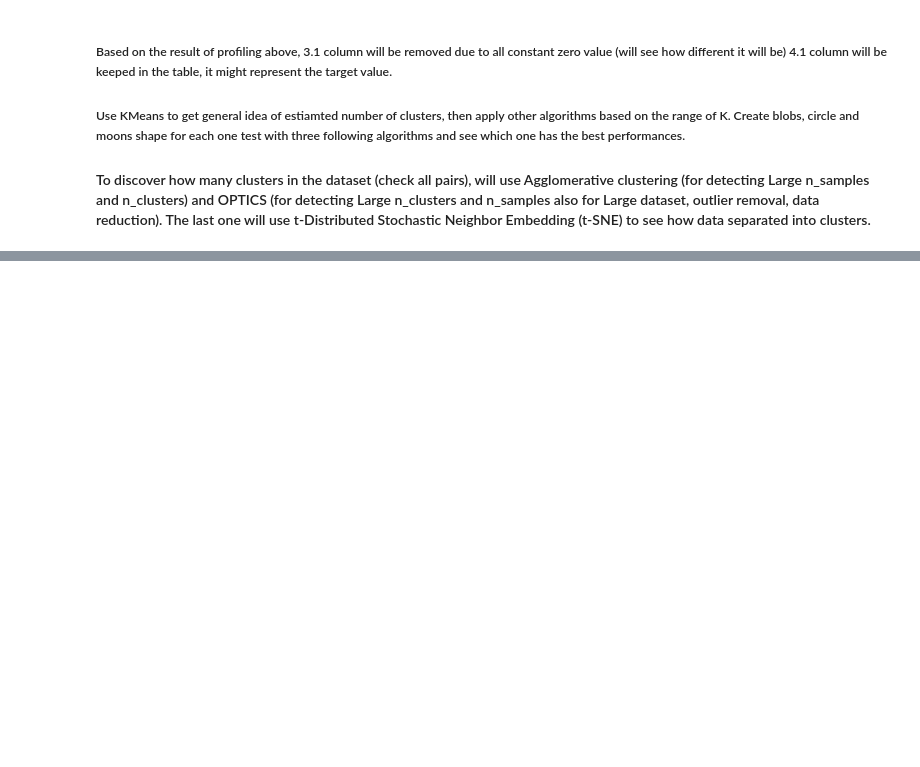
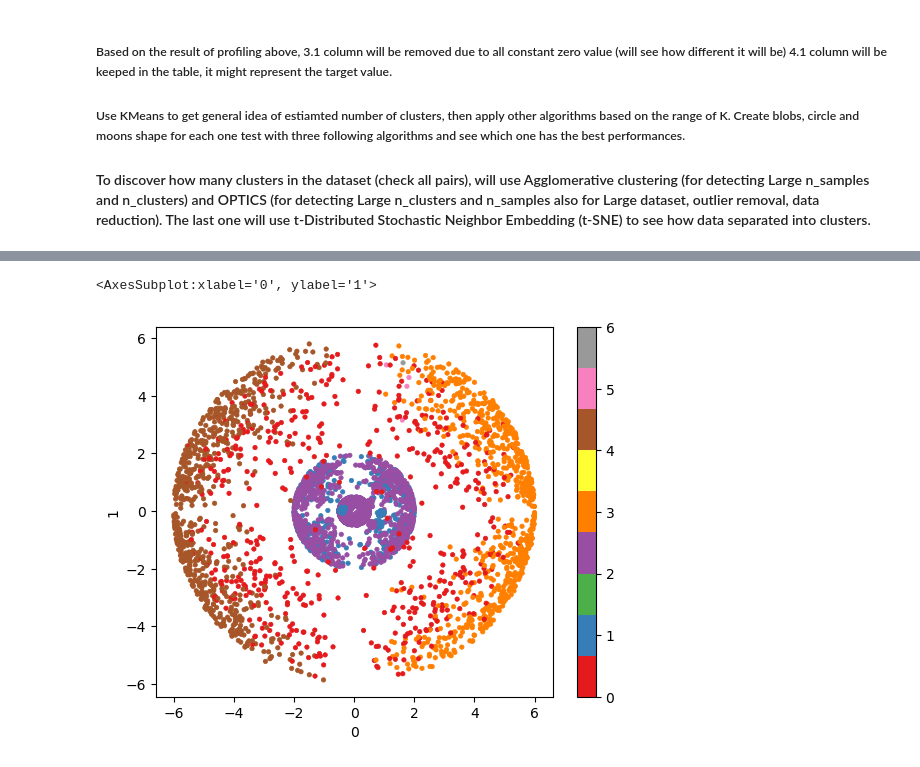
Before and after one commit to serenasun999/dash624, a Jupyter notebook: 624_A4_BoruSun.ipynb, the cells around one changed output, grey strips where cells are left out. Cells and saved outputs as stored; diff of their text form; code cells hidden in the pictures; blank space fills up the shorter version.

```diff
--- a/624_A4_BoruSun.ipynb
+++ b/624_A4_BoruSun.ipynb
@@ -126,3 +209,30 @@ KeyError: '1'
+# %%
+clusters = DBSCAN(
+# eps= 0.5, # Max distance between two points to assign to same cluster
+eps= 2.5, # Max distance between two points to assign to same cluster
+# eps= 2, # Max distance between two points to assign to same cluster
+).fit(
+    a4_data_df
+)
+
+data_dbscan = pd.concat([
+    a4_data_df,
+    pd.DataFrame(
+        clusters.labels_,
+        columns=['cluster']
+    ).astype('category')
+], axis=1)
+
+# create a color map based on unique values in 'cluster' column
+color_map = plt.cm.get_cmap('Set1')
+# convert 'cluster' column to a sequence of numbers
+colors = data_dbscan['cluster'].astype('category').cat.codes
+
+# plot scatter plot with colors based on 'cluster' column
+data_dbscan.plot.scatter(x='0', y='1', c=colors, cmap=color_map, marker='o',s=10, linewidths=0.5)
+# %% [output]
+<AxesSubplot:xlabel='0', ylabel='1'>
+[figure, added]
 # %%
 from sklearn.manifold import TSNE
 # %%
```
Also changed, not shown: parts of 10 cells of this notebook, 2 other files.
